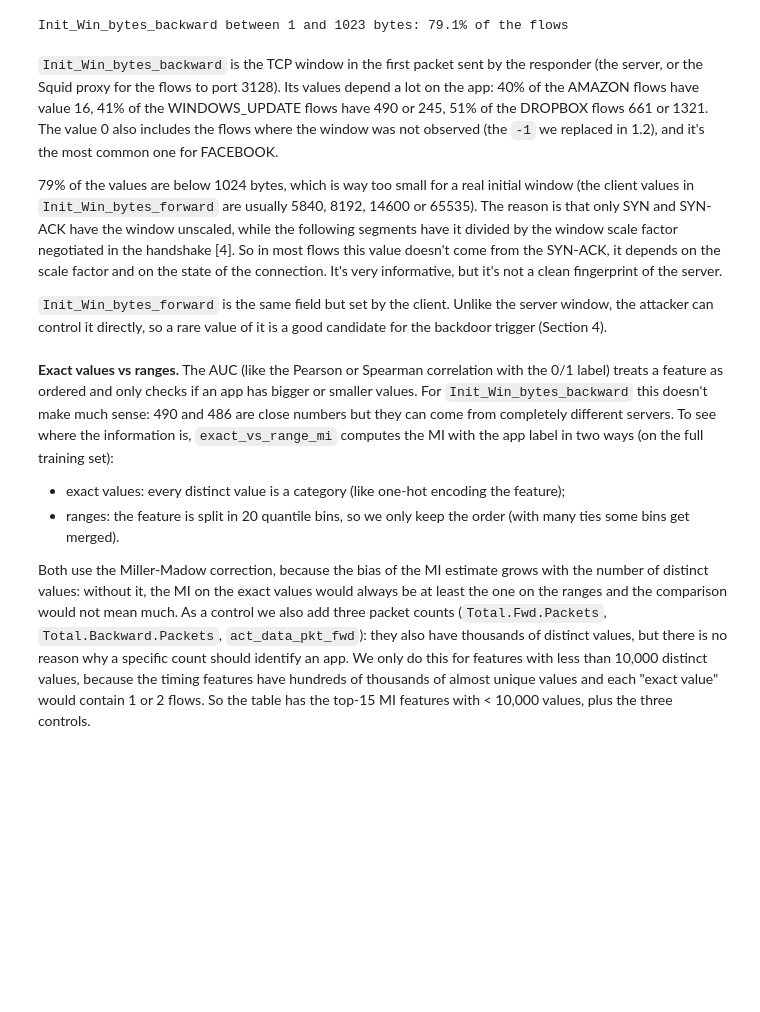
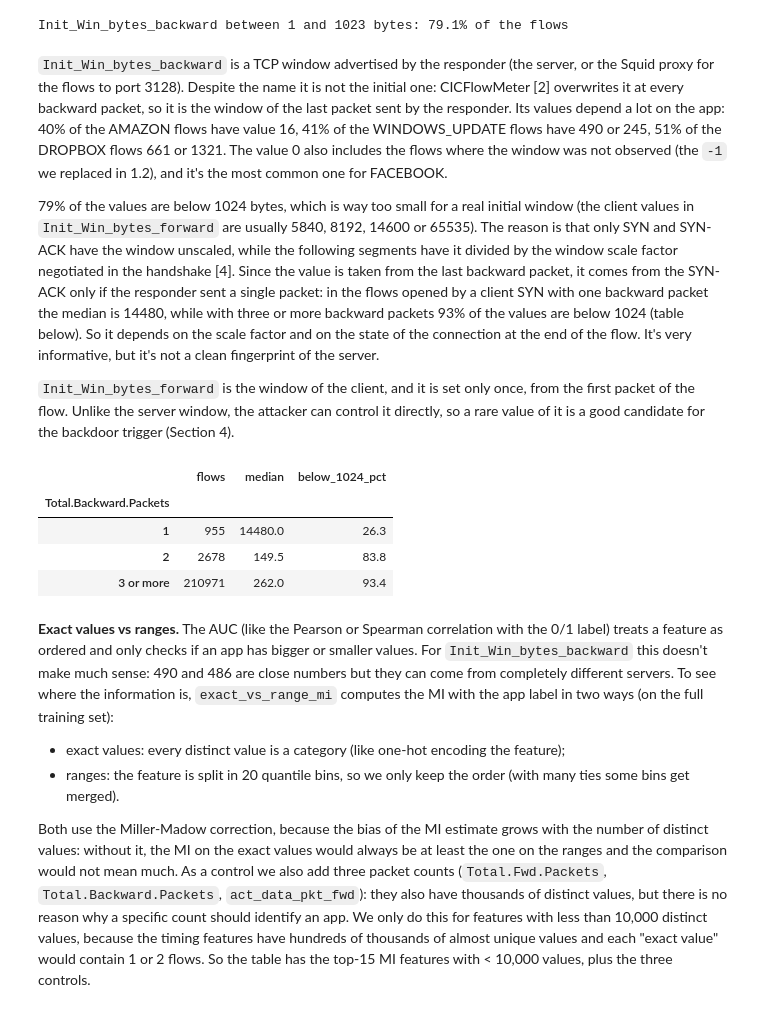
Before and after one commit to Stefano299/ML-For-Networking-, a Jupyter notebook: notebooks/01_eda.ipynb, the cells around one changed output. Cells and saved outputs as stored; diff of their text form; code cells hidden in the pictures; blank space fills up the shorter version.

```diff
--- a/notebooks/01_eda.ipynb
+++ b/notebooks/01_eda.ipynb
@@ -669,19 +669,37 @@ print(f"{col} between 1 and 1023 bytes: {X_train[col].between(1, 1023).mean() *
 [figure]
 Init_Win_bytes_backward between 1 and 1023 bytes: 79.1% of the flows
 # %% [markdown]
-`Init_Win_bytes_backward` is the TCP window in the first packet sent by the responder (the server, or the Squid proxy
-for the flows to port 3128). Its values depend a lot on the app: 40% of the AMAZON flows have value 16, 41% of the
+`Init_Win_bytes_backward` is a TCP window advertised by the responder (the server, or the Squid proxy for the
+flows to port 3128). Despite the name it is not the initial one: CICFlowMeter [2] overwrites it at every backward packet,
+so it is the window of the last packet sent by the responder. Its values depend a lot on the app: 40% of the AMAZON flows have value 16, 41% of the
 WINDOWS_UPDATE flows have 490 or 245, 51% of the DROPBOX flows 661 or 1321. The value 0 also includes the flows where
 the window was not observed (the `-1` we replaced in 1.2), and it's the most common one for FACEBOOK.
 
 79% of the values are below 1024 bytes, which is way too small for a real initial window (the client values in
 `Init_Win_bytes_forward` are usually 5840, 8192, 14600 or 65535). The reason is that only SYN and SYN-ACK have the
 window unscaled, while the following segments have it divided by the window scale factor negotiated in the handshake
-[4]. So in most flows this value doesn't come from the SYN-ACK, it depends on the scale factor and on the state of the
-connection. It's very informative, but it's not a clean fingerprint of the server.
+[4]. Since the value is taken from the last backward packet, it comes from the SYN-ACK only if the responder sent a
+single packet: in the flows opened by a client SYN with one backward packet the median is 14480, while with three or
+more backward packets 93% of the values are below 1024 (table below). So it depends on the
+scale factor and on the state of the connection at the end of the flow. It's very informative, but it's not a clean fingerprint of the server.
 
-`Init_Win_bytes_forward` is the same field but set by the client. Unlike the server window, the attacker can control it
+`Init_Win_bytes_forward` is the window of the client, and it is set only once, from the first packet of the flow. Unlike the server window, the attacker can control it
 directly, so a rare value of it is a good candidate for the backdoor trigger (Section 4).
+# %%
+# check: in the flows opened by a client SYN (typical SYN windows in Init_Win_bytes_forward, not inverted),
+# Init_Win_bytes_backward is an unscaled window only when the responder sent a single packet
+syn_windows = [5840, 8192, 14600, 29200, 65535]
+opened = X_train[X_train["Init_Win_bytes_forward"].isin(syn_windows) & (X_train["Destination.Port_Other"] == 0)
+                 & (X_train["Total.Backward.Packets"] >= 1)]
+n_backward = pd.cut(opened["Total.Backward.Packets"], [0, 1, 2, np.inf], labels=["1", "2", "3 or more"])
+opened.groupby(n_backward, observed=True)[col].agg(
+    flows="size", median="median", below_1024_pct=lambda s: (s < 1024).mean() * 100).round(1)
+# %% [output]
+|  | flows | median | below_1024_pct |
+| Total.Backward.Packets |  |  |  |
+| 1 | 955 | 14480.0 | 26.3 |
+| 2 | 2678 | 149.5 | 83.8 |
+| 3 or more | 210971 | 262.0 | 93.4 |
 # %% [markdown]
 **Exact values vs ranges.** The AUC (like the Pearson or Spearman correlation with the 0/1 label) treats a feature as
 ordered and only checks if an app has bigger or smaller values. For `Init_Win_bytes_backward` this doesn't make much
```
Also changed, not shown: parts of 4 cells of this notebook, 1 other file.
